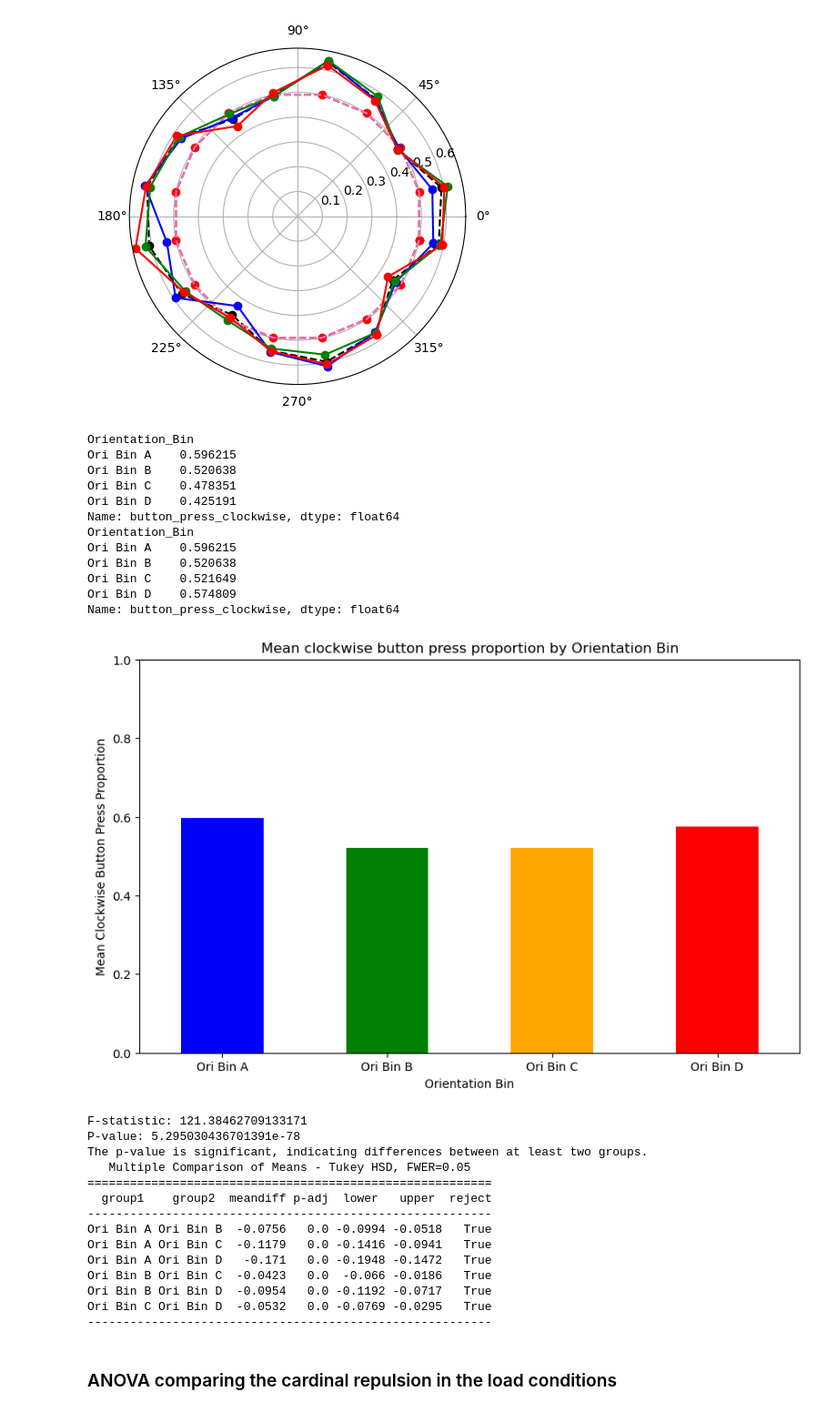
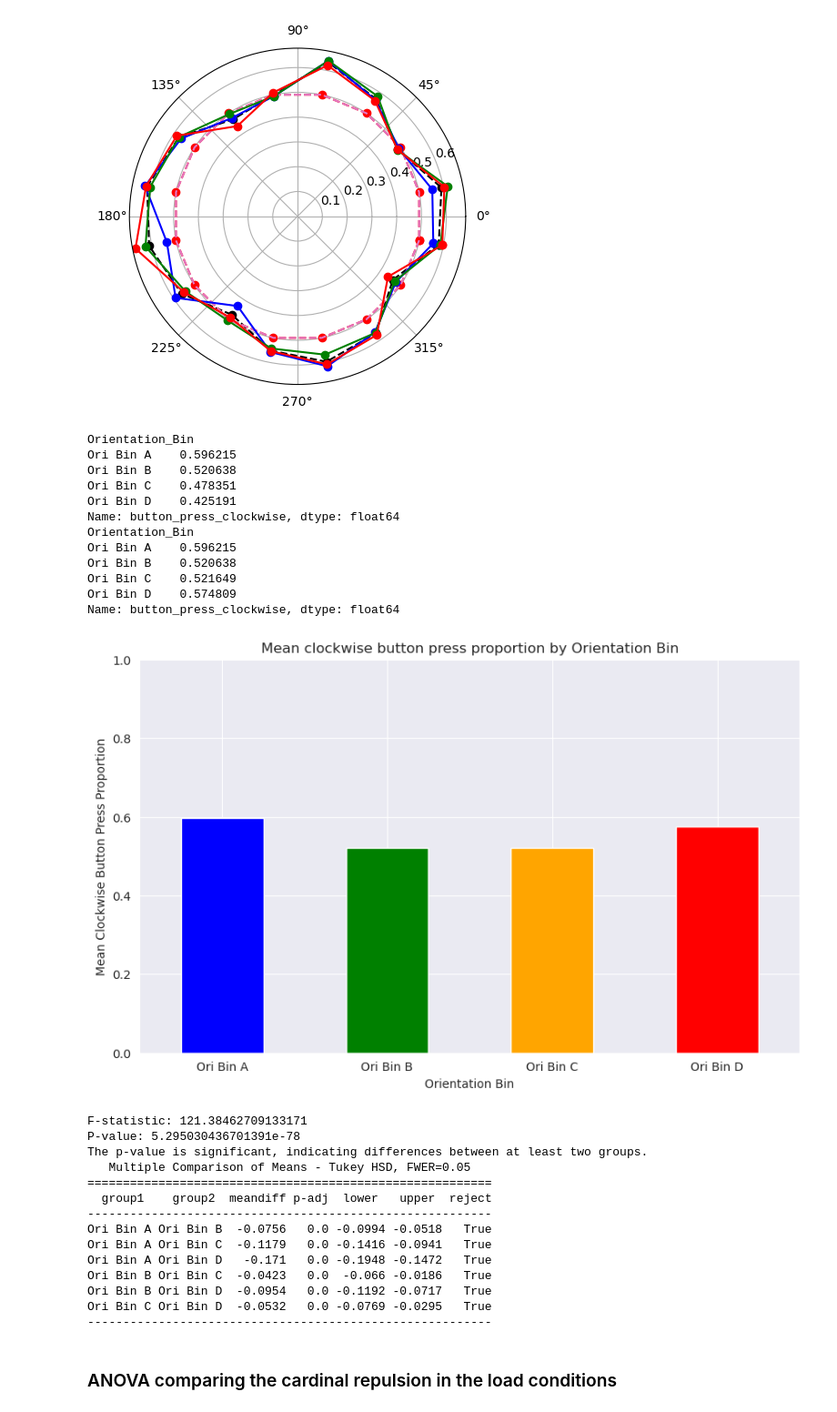
Before and after one commit to aabielefeldt/MultiEyeTem-Clone, a Jupyter notebook: scripts/Behav_Analysis_MultiEyeTem.ipynb, the cells around one changed output. Shown at 91% size. Drawn from its saved outputs; the diff is of its cells as text; code cells hidden in the pictures.

Commit message:
trying to add heatmaps to the eyetracking data, learning seaborn

```diff
--- a/scripts/Behav_Analysis_MultiEyeTem.ipynb
+++ b/scripts/Behav_Analysis_MultiEyeTem.ipynb
@@ -1294,6 +1301,9 @@ plt.xlabel("Orientation Bin")
 plt.ylabel("Mean Clockwise Button Press Proportion")
 plt.ylim(0, 1)  # Set y-axis limits to match the range of accuracy values
 plt.xticks(rotation=0)
+
+sns.set_style('darkgrid')
+
 plt.show()
 
 ## check if assumptions of ANOVA are met!!!
@@ -1310,34 +1320,34 @@ print("P-value:", p_value)
 alpha = 0.05
 if p_value < alpha:
     print("The p-value is significant, indicating differences between at least two groups.")
 
     # enter tukey test
     # Perform Tukey's post hoc test
     tukey = pairwise_tukeyhsd(endog=df['button_press_clockwise'],
                               groups=df['Orientation_Bin'],
                               alpha=alpha)
 
     # Print the Tukey test results
     print(tukey.summary())
 
 else:
     print("The p-value is not significant, indicating no significant differences between groups.")
 
 ## could then also insert asterix whereever the data is significantly different
 # %% [output]
 Orientation_Bin
 Ori Bin A    0.596215
 Ori Bin B    0.520638
 Ori Bin C    0.478351
 Ori Bin D    0.425191
 Name: button_press_clockwise, dtype: float64
 Orientation_Bin
 Ori Bin A    0.596215
 Ori Bin B    0.520638
 Ori Bin C    0.521649
 Ori Bin D    0.574809
 Name: button_press_clockwise, dtype: float64
-[figure, old version]
+[figure, new version]
 F-statistic: 121.38462709133171
 P-value: 5.295030436701391e-78
 The p-value is significant, indicating differences between at least two groups.
```
Also changed, not shown: parts of 2 cells of this notebook, 1 other file.
